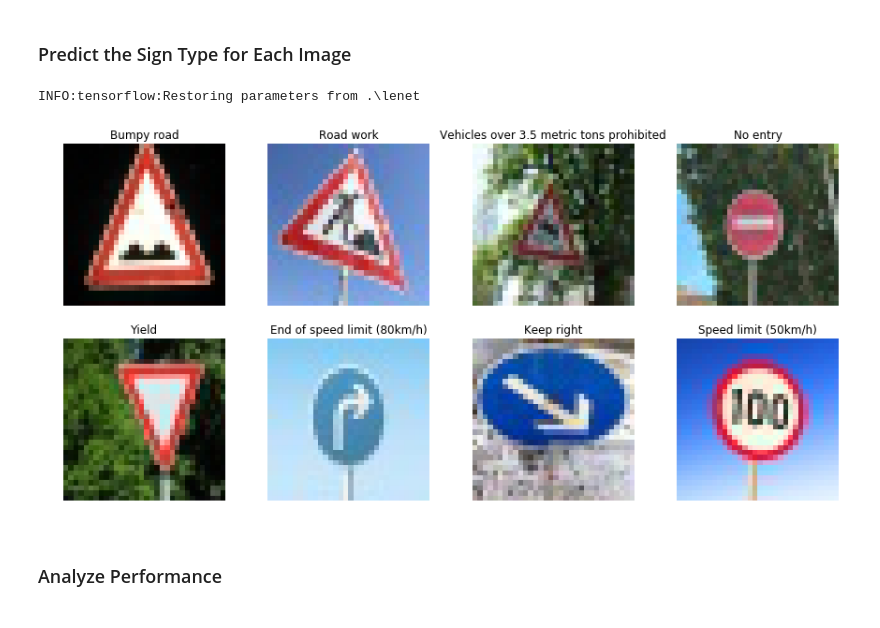
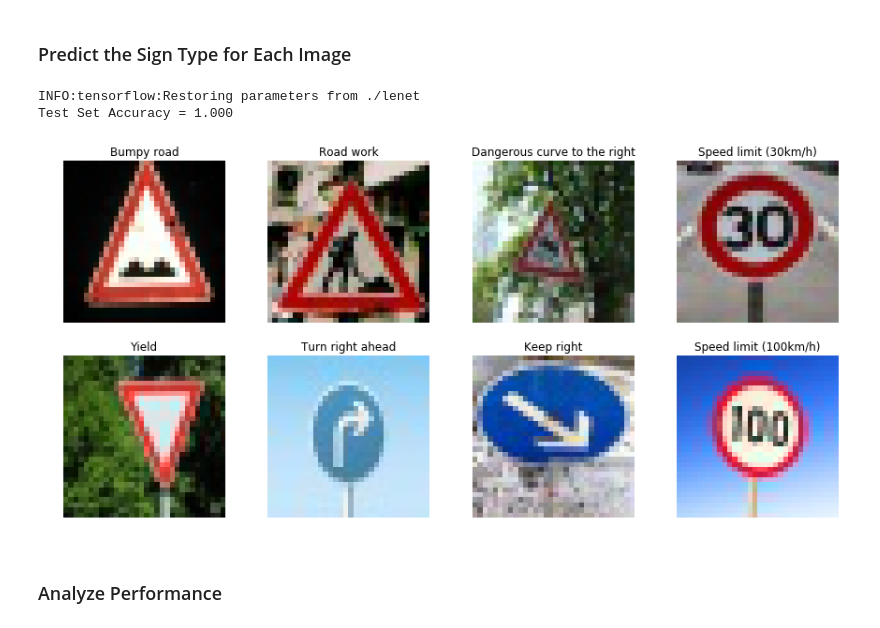
Before and after one commit to duvitech/CarND-Traffic-Sign-Classifier-Project, a Jupyter notebook: Traffic_Sign_Classifier.ipynb, the cells around one changed output. Cells and saved outputs as stored; diff of their text form; code cells hidden in the pictures.

Commit message:
finished predictions and analysis

```diff
--- a/Traffic_Sign_Classifier.ipynb
+++ b/Traffic_Sign_Classifier.ipynb
@@ -407,6 +744,7 @@ import matplotlib.image as mpimg
 
 test_images = []
 test_images_orig = []
+test_images_gry = []
 folder = "download/"
 for image_name in os.listdir(folder):
     #reading in an image and resize it
@@ -417,11 +755,25 @@ for image_name in os.listdir(folder):
     image = cv2.cvtColor(image, cv2.COLOR_BGR2RGB)
     test_images.append(image)
 
+test_images = np.asarray(test_images)
+test_images_gry  = np.sum(test_images/3, axis=3, keepdims=True)
+
+print(test_images.shape)
+print(test_images_gry.shape)
+
 plt.figure(figsize=(15, 10))
 for i in range(len(test_images)):
    # Displaying the images
     plt.subplot(2, len(test_images)/2, i+1)
-    plt.imshow(test_images_orig[i])
+    plt.imshow(test_images[i])
     plt.title('image: ' + str(i))
     plt.axis('off')
+
+plt.figure(figsize=(15, 10))
+for i in range(len(test_images_gry)):
+   # Displaying the images
+    plt.subplot(2, len(test_images_gry)/2, i+1)
+    plt.imshow(test_images_gry[i].squeeze(), cmap='gray')
+    plt.title('image: ' + str(i))
+    plt.axis('off')
 # %% [output]
@@ -428,0 +784,12 @@ for i in range(len(test_images)):
+# %%
+
+test_images_normalized = (test_images_gry - 128)/128
+print(test_images_normalized.shape)
+
+print('Normalized Images')
+plt.figure(figsize=(15, 7))
+for i in range(len(test_images_normalized)):
+    plt.subplot(2, len(test_images_normalized)/2, i+1)
+    plt.imshow(test_images_normalized[i].squeeze(), cmap='gray')
+    plt.axis('off')
+plt.show()
@@ -431,30 +802,33 @@ for i in range(len(test_images)):
 # %%
 ### Run the predictions here and use the model to output the prediction for each image.
 ### Make sure to pre-process the images with the same pre-processing pipeline used earlier.
 ### Feel free to use as many code cells as needed.
-X_predict = np.asarray(test_images)
-X_predict_gray = gray_scale(X_predict)
 
 signs=[]
+test_labels = [22, 25, 20, 1, 13, 33, 38, 7]
 with open('signnames.csv', 'rt') as csvfile:
     reader = csv.DictReader(csvfile, delimiter=',')
     for row in reader:
         signs.append((row['SignName']))
 
 with tf.Session() as sess:
-    sess = tf.get_default_session()
-    saver.restore(sess, tf.train.latest_checkpoint('.'))
-    signs_classes = sess.run(tf.argmax(logits, 1), feed_dict={x: X_predict_gray})
+    sess.run(tf.global_variables_initializer())
+    saver_run = tf.train.import_meta_graph('./lenet.meta')
+    saver_run.restore(sess, "./lenet")
+    signs_classes = sess.run(tf.argmax(logits, 1), feed_dict={x: test_images_normalized})
+    my_accuracy = evaluate(test_images_normalized, test_labels)
+    print("Test Set Accuracy = {:.3f}".format(my_accuracy))
 
 plt.figure(figsize=(15, 7))
 for i in range(len(test_images)):
     plt.subplot(2, len(test_images)/2, i+1)
     plt.imshow(test_images[i])
     plt.title(signs[signs_classes[i]])
     plt.axis('off')
 plt.show()
 # %% [output]
-INFO:tensorflow:Restoring parameters from .\lenet
+INFO:tensorflow:Restoring parameters from ./lenet
+Test Set Accuracy = 1.000
-[figure, old version]
+[figure, new version]
 # %% [markdown]
 ### Analyze Performance
```
Also changed, not shown: parts of 24 cells of this notebook, 5 other files.
